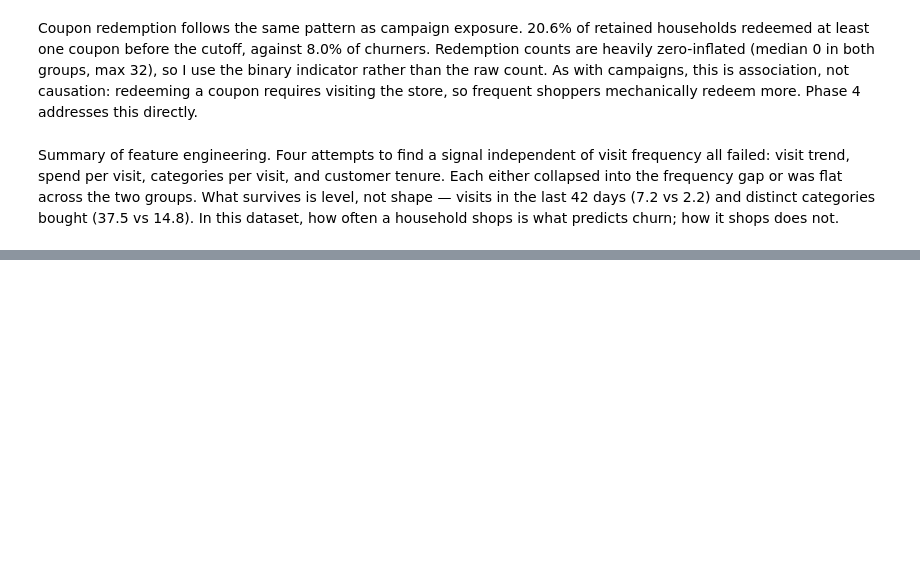
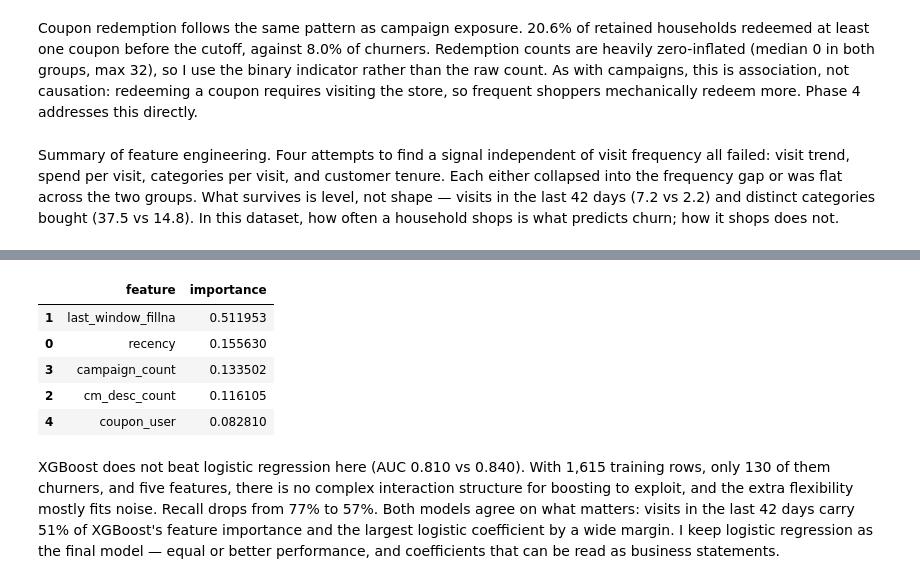
Before and after one commit to enes089r/customer-churn-campaign-analytics, a Jupyter notebook: 03_churn_model.ipynb, the cells around one changed output, grey strips where cells are left out. Drawn from its saved outputs; the diff is of its cells as text; code cells hidden in the pictures; blank space fills up the shorter version.

```diff
--- a/03_churn_model.ipynb
+++ b/03_churn_model.ipynb
@@ -692,0 +794,12 @@ Summary of feature engineering. Four attempts to find a signal independent of vi
+# %%
+from xgboost import XGBClassifier
+
+xgb = XGBClassifier(
+    scale_pos_weight=11.4,
+    max_depth=3,
+    n_estimators=200,
+    learning_rate=0.1,
+    random_state=42,
+    eval_metric="logloss"
+)
+xgb.fit(X_train_scaled, y_train)
@@ -692,0 +844,14 @@ Summary of feature engineering. Four attempts to find a signal independent of vi
+# %%
+pd.DataFrame({
+    "feature": features,
+    "importance": xgb.feature_importances_
+}).sort_values("importance", ascending=False)
+# %% [output]
+|  | feature | importance |
+| 1 | last_window_fillna | 0.511953 |
+| 0 | recency | 0.155630 |
+| 3 | campaign_count | 0.133502 |
+| 2 | cm_desc_count | 0.116105 |
+| 4 | coupon_user | 0.082810 |
+# %% [markdown]
+XGBoost does not beat logistic regression here (AUC 0.810 vs 0.840). With 1,615 training rows, only 130 of them churners, and five features, there is no complex interaction structure for boosting to exploit, and the extra flexibility mostly fits noise. Recall drops from 77% to 57%. Both models agree on what matters: visits in the last 42 days carry 51% of XGBoost's feature importance and the largest logistic coefficient by a wide margin. I keep logistic regression as the final model — equal or better performance, and coefficients that can be read as business statements.
```
Also changed, not shown: parts of 15 cells of this notebook.
